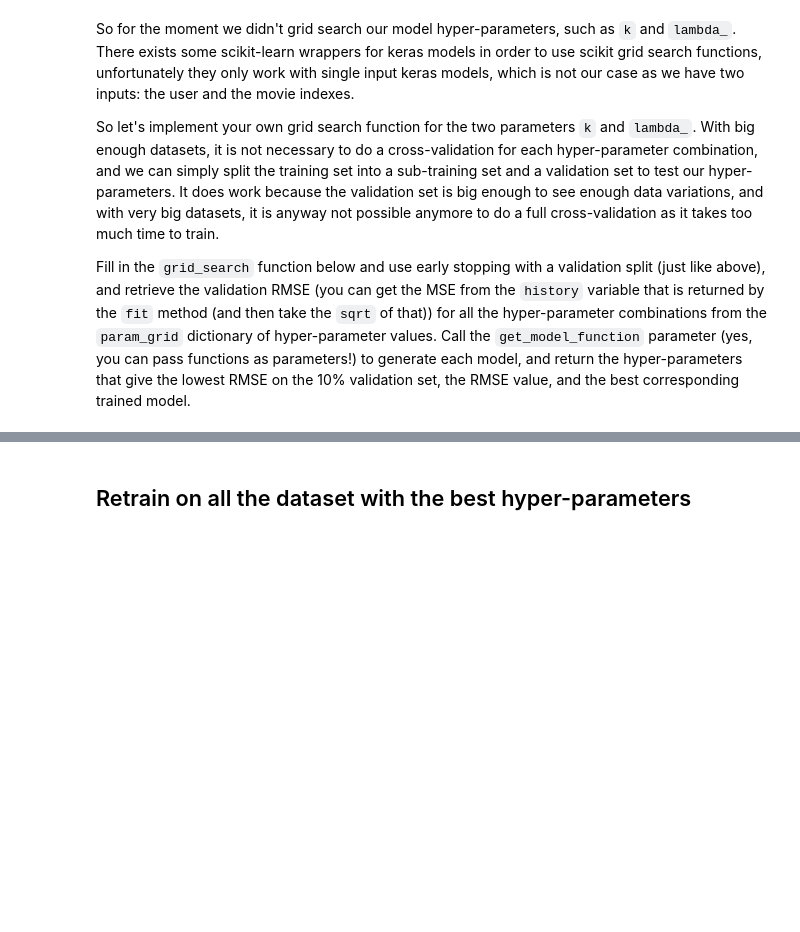
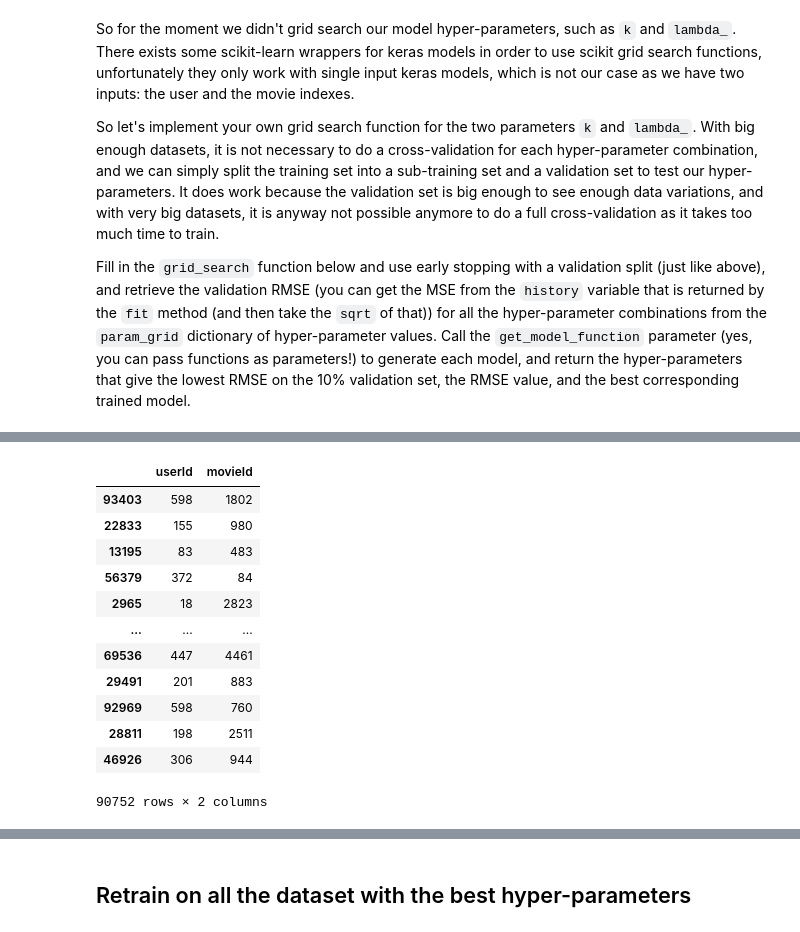
Before and after one commit to thomasmari/DataS3PG, a Jupyter notebook: module/11. ML/4. ML4/Machine_Learning_4_Recommender_Systems.ipynb, the cells around one changed output, grey strips where cells are left out. Drawn from its saved outputs; the diff is of its cells as text; code cells hidden in the pictures; blank space fills up the shorter version.

```diff
--- a/module/11. ML/4. ML4/Machine_Learning_4_Recommender_Systems.ipynb
+++ b/module/11. ML/4. ML4/Machine_Learning_4_Recommender_Systems.ipynb
@@ -546,3 +692,20 @@ best_params, best_score, best_model = grid_search(train, param_grid, get_mf_bias
+# %%
+train[["userId","movieId"]]
+train[['userId','movieId']]
+# %% [output]
+|  | userId | movieId |
+| 93403 | 598 | 1802 |
+| 22833 | 155 | 980 |
+| 13195 | 83 | 483 |
+| 56379 | 372 | 84 |
+| 2965 | 18 | 2823 |
+| ... | ... | ... |
+| 69536 | 447 | 4461 |
+| 29491 | 201 | 883 |
+| 92969 | 598 | 760 |
+| 28811 | 198 | 2511 |
+| 46926 | 306 | 944 |
+90752 rows × 2 columns
 # %%
 print('Best hyper-parameters : ' + str(best_params))
 print('Best validation RMSE : ' + str(best_score))
```
Also changed, not shown: parts of 26 cells of this notebook, 1 other file.
